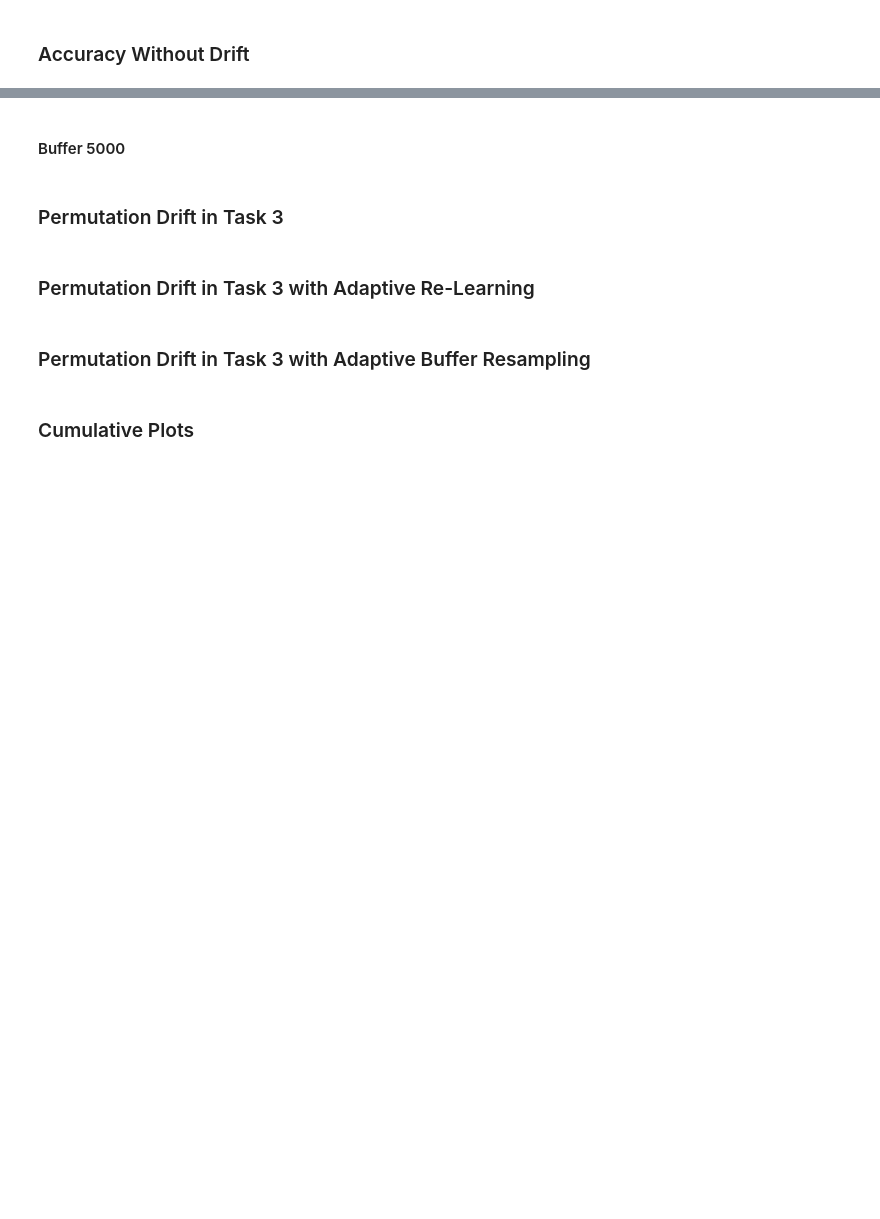
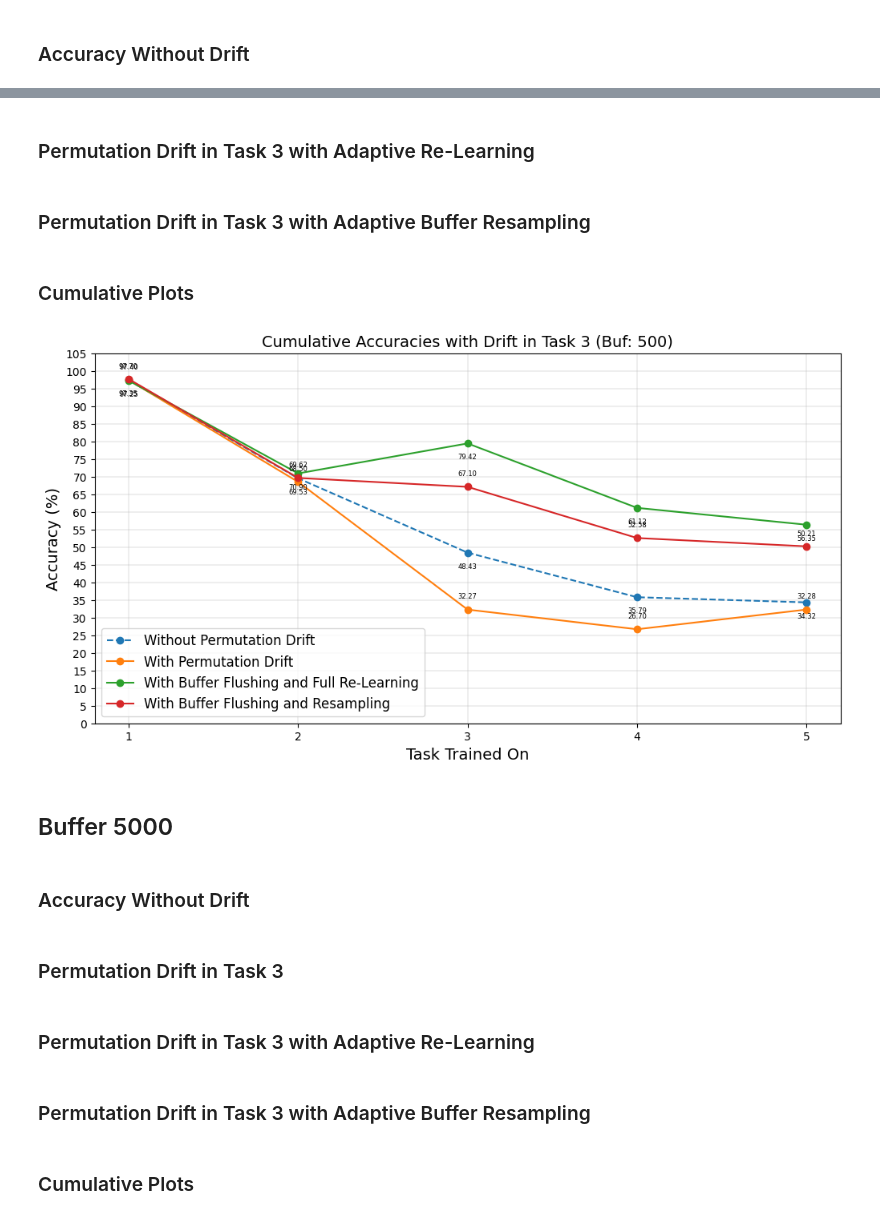
Before and after one commit to AlifAshrafee/Concept-Drift-Results, a Jupyter notebook: CIFAR-10-result-visualization-new-framework.ipynb, the cells around one changed output, grey strips where cells are left out. Saved outputs shown, nothing was run; the diff lists cells and outputs as text; code cells hidden in the pictures; blank space fills up the shorter version.

Commit message:
Latest results 1-20-2025

```diff
--- a/CIFAR-10-result-visualization-new-framework.ipynb
+++ b/CIFAR-10-result-visualization-new-framework.ipynb
@@ -164,5 +176,51 @@ er_500_accuracy_array_without_drift = read_results(
+# %% [markdown]
+### Permutation Drift in Task 3 with Adaptive Re-Learning
+# %%
+er_500_accuracy_array_with_drift_full_relearning = read_results(
+    "./logs/01-19-25-01-28-12-seq-cifar10-er-buf-500-drift-5-n-1-adaptation-1.json"
+)
+# 55.94, 56.16, 56.35, 56.95, 57.22
+# 56.524 ± 0.48367757855828
+# plot_results(
+#     er_500_accuracy_array_with_drift_full_relearning,
+#     title="Accuracy with Permutation Drift in Tasks 3 and Adaptive Re-Learning",
+# )
+# %% [markdown]
+### Permutation Drift in Task 3 with Adaptive Buffer Resampling
+# %%
+er_500_accuracy_array_with_drift_buffer_resampling = read_results(
+    "./logs/01-19-25-03-00-55-seq-cifar10-er-buf-500-drift-5-n-1-adaptation-2.json"
+)
+# 49.08, 50.00, 50.21, 50.72, 51.84
+# 50.37 ± 0.9066421565314524
+# plot_results(
+#     er_500_accuracy_array_with_drift_buffer_resampling,
+#     title="Accuracy with Permutation Drift in Task 3 and Adaptive Buffer Sampling",
+# )
+# %% [markdown]
+### Cumulative Plots
+# %%
+plot_cumulative_results(
+    "Cumulative Accuracies with Drift in Task 3 (Buf: 500)",
+    [
+        er_500_accuracy_array_without_drift,
+        er_500_accuracy_array_with_drift,
+        er_500_accuracy_array_with_drift_full_relearning,
+        er_500_accuracy_array_with_drift_buffer_resampling,
+    ],
+    [
+        "Without Permutation Drift",
+        "With Permutation Drift",
+        "With Buffer Flushing and Full Re-Learning",
+        "With Buffer Flushing and Resampling",
+    ],
+)
+# %% [output]
+[figure, added]
 # %% [markdown]
-#### Buffer 5000
+## Buffer 5000
+# %% [markdown]
+### Accuracy Without Drift
 # %%
 er_5000_accuracy_array_without_drift = read_results(
     "./logs/01-07-25-03-16-59-seq-cifar10-er-buf-5000-no-drift.json"
```
Also changed, not shown: parts of 51 cells of this notebook, 1 other file.
